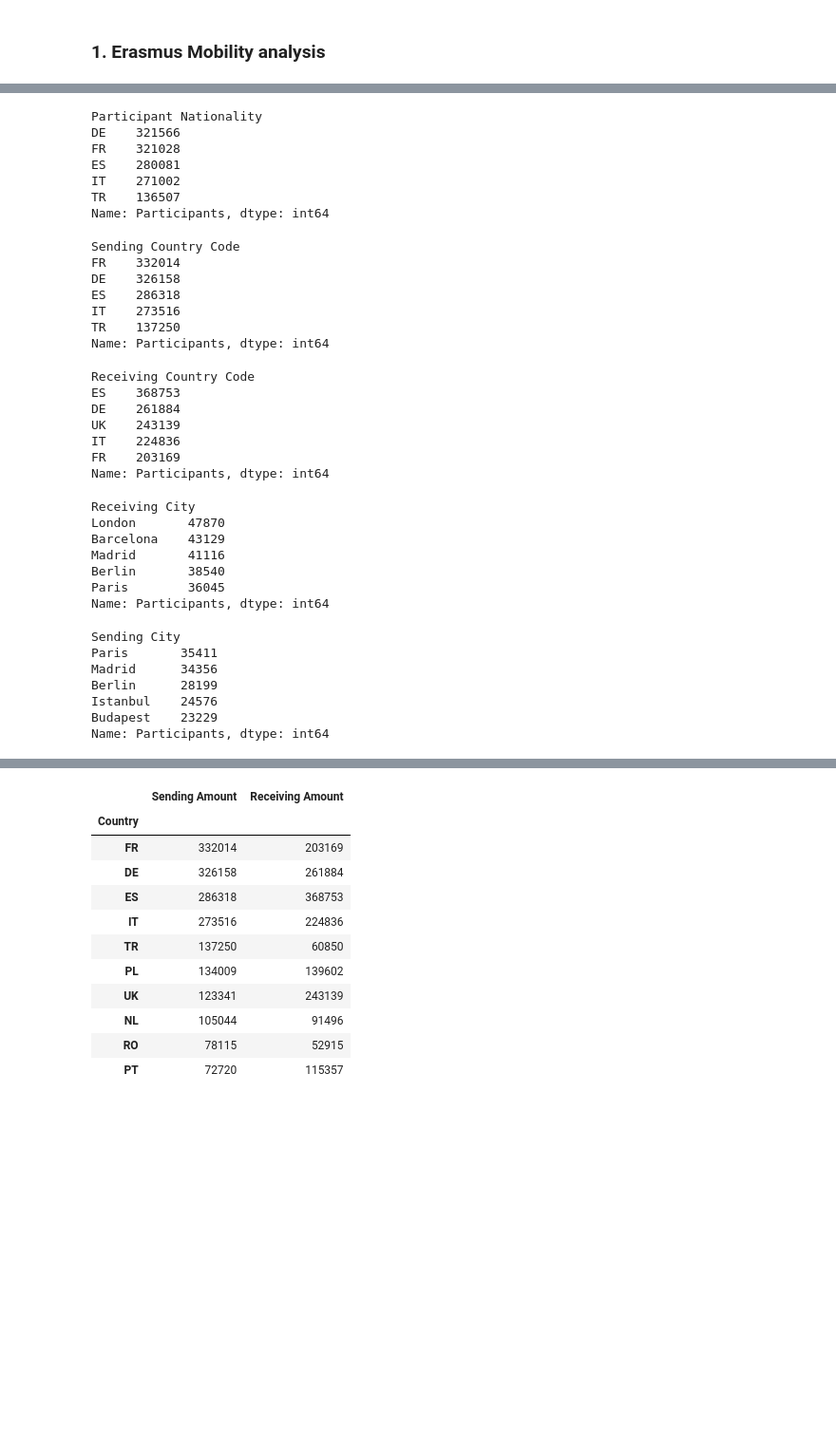
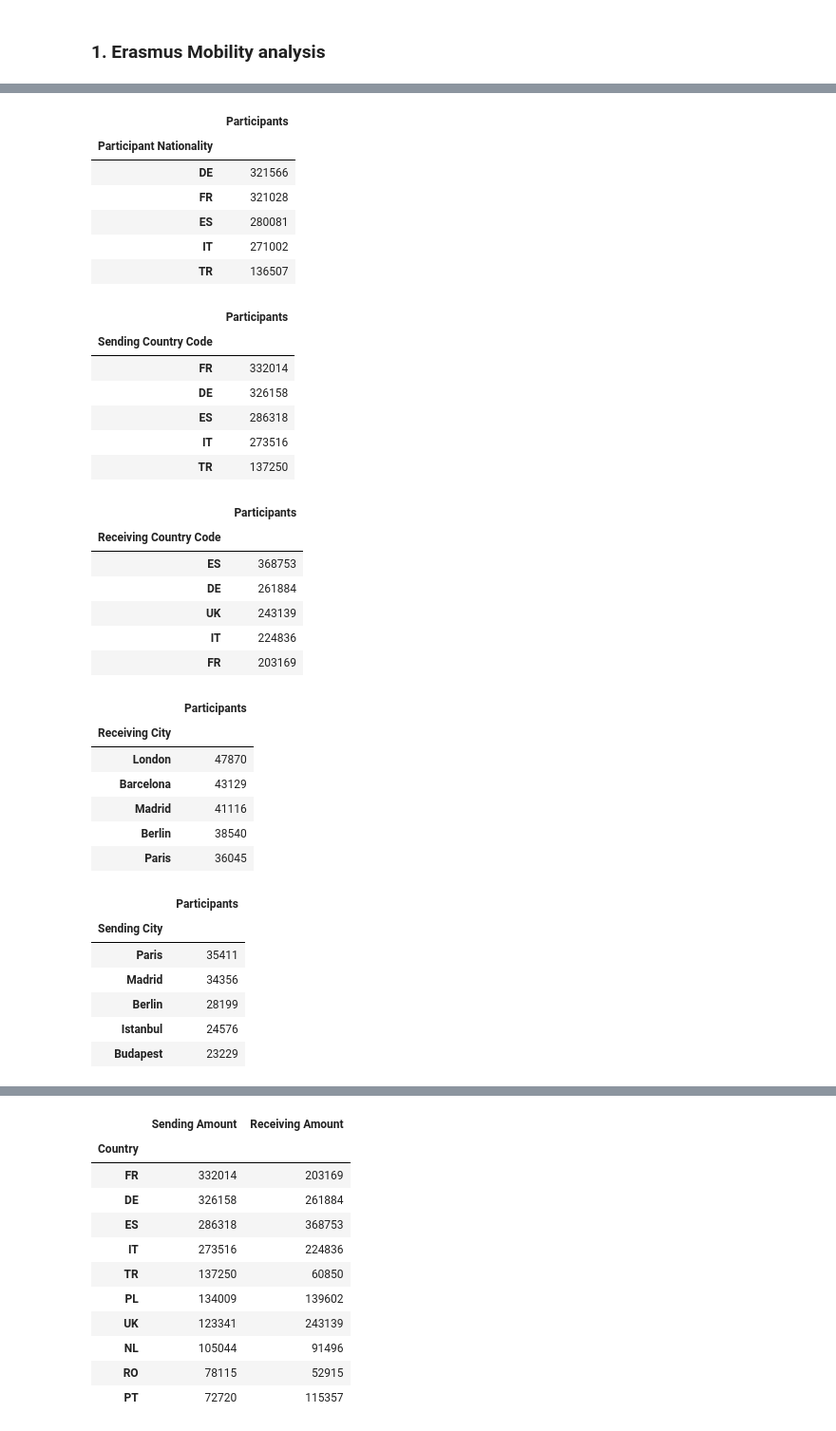
Before and after one commit to tatouti/DatabasePD, a Jupyter notebook: Erasmus_DataAnalysis.ipynb, the cells around one changed output, grey strips where cells are left out. Shown at 95% size. Saved outputs shown, nothing was run; the diff lists cells and outputs as text; code cells hidden in the pictures; blank space fills up the shorter version.

```diff
--- a/Erasmus_DataAnalysis.ipynb
+++ b/Erasmus_DataAnalysis.ipynb
@@ -252,53 +220,53 @@ mean_ages_from_activity
 # %%
-erasmus_df.groupby('Participant Nationality').count().sort_values(by='Academic Year',ascending=False).head().Participants
+erasmus_df.groupby('Participant Nationality').count().sort_values(by='Academic Year',ascending=False).head().Participants.to_frame()
 # %% [output]
-Participant Nationality
-DE    321566
-FR    321028
-ES    280081
-IT    271002
-TR    136507
-Name: Participants, dtype: int64
+|  | Participants |
+| Participant Nationality |  |
+| DE | 321566 |
+| FR | 321028 |
+| ES | 280081 |
+| IT | 271002 |
+| TR | 136507 |
 # %%
-erasmus_df.groupby('Sending Country Code').count().sort_values(by='Academic Year',ascending=False).head().Participants
+erasmus_df.groupby('Sending Country Code').count().sort_values(by='Academic Year',ascending=False).head().Participants.to_frame()
 # %% [output]
-Sending Country Code
-FR    332014
-DE    326158
-ES    286318
-IT    273516
-TR    137250
-Name: Participants, dtype: int64
+|  | Participants |
+| Sending Country Code |  |
+| FR | 332014 |
+| DE | 326158 |
+| ES | 286318 |
+| IT | 273516 |
+| TR | 137250 |
 # %%
-erasmus_df.groupby('Receiving Country Code').count().sort_values(by='Academic Year',ascending=False).head().Participants
+erasmus_df.groupby('Receiving Country Code').count().sort_values(by='Academic Year',ascending=False).head().Participants.to_frame()
 # %% [output]
-Receiving Country Code
-ES    368753
-DE    261884
-UK    243139
-IT    224836
-FR    203169
-Name: Participants, dtype: int64
+|  | Participants |
+| Receiving Country Code |  |
+| ES | 368753 |
+| DE | 261884 |
+| UK | 243139 |
+| IT | 224836 |
+| FR | 203169 |
 # %%
-receivingCity = erasmus_df.groupby('Receiving City').count().sort_values(by='Academic Year',ascending=False).head().Participants
+receivingCity = erasmus_df.groupby('Receiving City').count().sort_values(by='Academic Year',ascending=False).head().Participants.to_frame()
 receivingCity
 # %% [output]
-Receiving City
-London       47870
-Barcelona    43129
-Madrid       41116
-Berlin       38540
-Paris        36045
-Name: Participants, dtype: int64
+|  | Participants |
+| Receiving City |  |
+| London | 47870 |
+| Barcelona | 43129 |
+| Madrid | 41116 |
+| Berlin | 38540 |
+| Paris | 36045 |
 # %%
-erasmus_df.groupby('Sending City').count().sort_values(by='Academic Year',ascending=False).head().Participants
+erasmus_df.groupby('Sending City').count().sort_values(by='Academic Year',ascending=False).head().Participants.to_frame()
 # %% [output]
-Sending City
-Paris       35411
-Madrid      34356
-Berlin      28199
-Istanbul    24576
-Budapest    23229
-Name: Participants, dtype: int64
+|  | Participants |
+| Sending City |  |
+| Paris | 35411 |
+| Madrid | 34356 |
+| Berlin | 28199 |
+| Istanbul | 24576 |
+| Budapest | 23229 |
 # %%
 receivingUni = erasmus_df.groupby('Receiving Organization').count().sort_values(by='Academic Year',ascending=False).head().Participants
```
Also changed, not shown: parts of 11 cells of this notebook.
